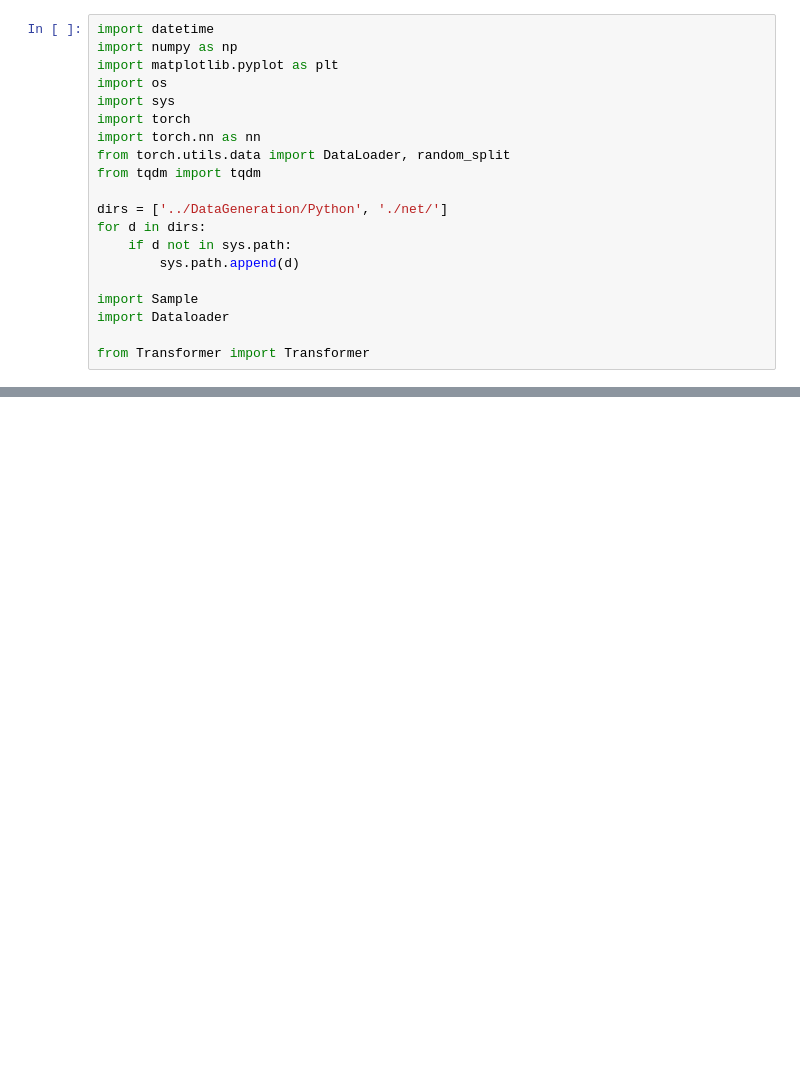
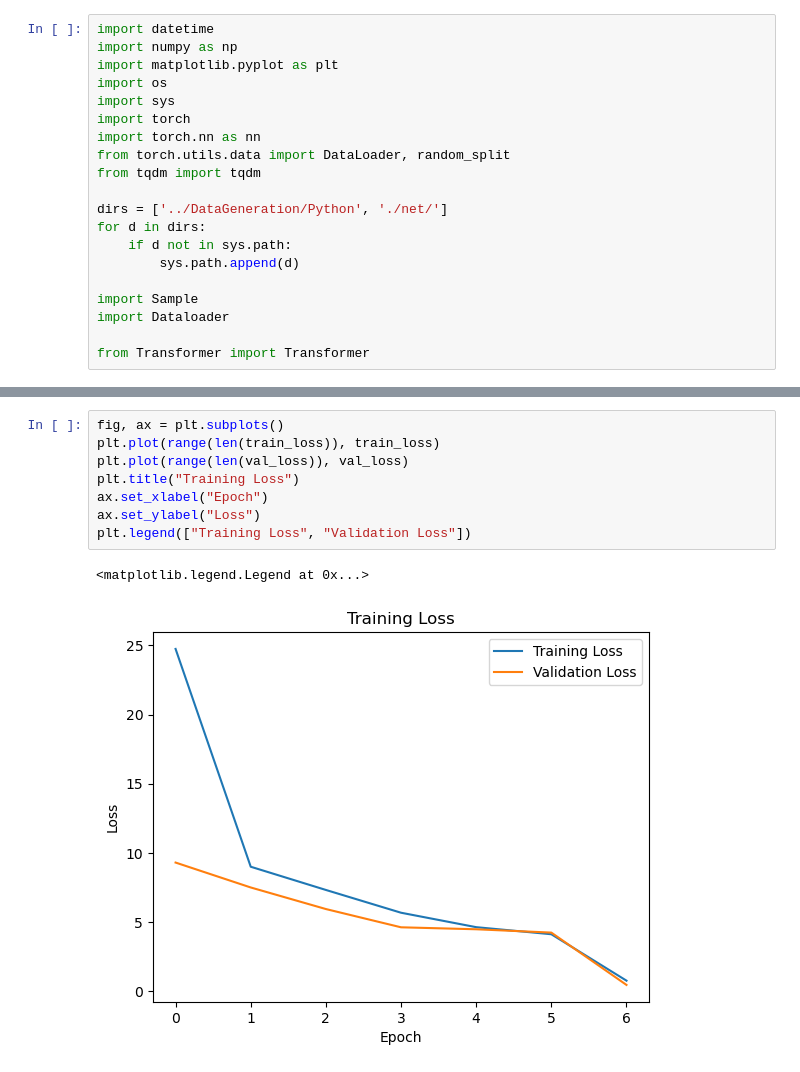
Before and after one commit to yhhjo/MountainAI, a Jupyter notebook: Transformer/Train.ipynb, the cells around one changed output, grey strips where cells are left out. Saved outputs shown, nothing was run; the diff lists cells and outputs as text; blank space fills up the shorter version.

```diff
--- a/Transformer/Train.ipynb
+++ b/Transformer/Train.ipynb
@@ -187,0 +225,11 @@ plt.scatter(range(len(X)), X)
+# %%
+fig, ax = plt.subplots()
+plt.plot(range(len(train_loss)), train_loss)
+plt.plot(range(len(val_loss)), val_loss)
+plt.title("Training Loss")
+ax.set_xlabel("Epoch")
+ax.set_ylabel("Loss")
+plt.legend(["Training Loss", "Validation Loss"])
+# %% [output]
+<matplotlib.legend.Legend at 0x...>
+[figure, added]
```
Also changed, not shown: parts of 20 cells of this notebook, 1 other file.
